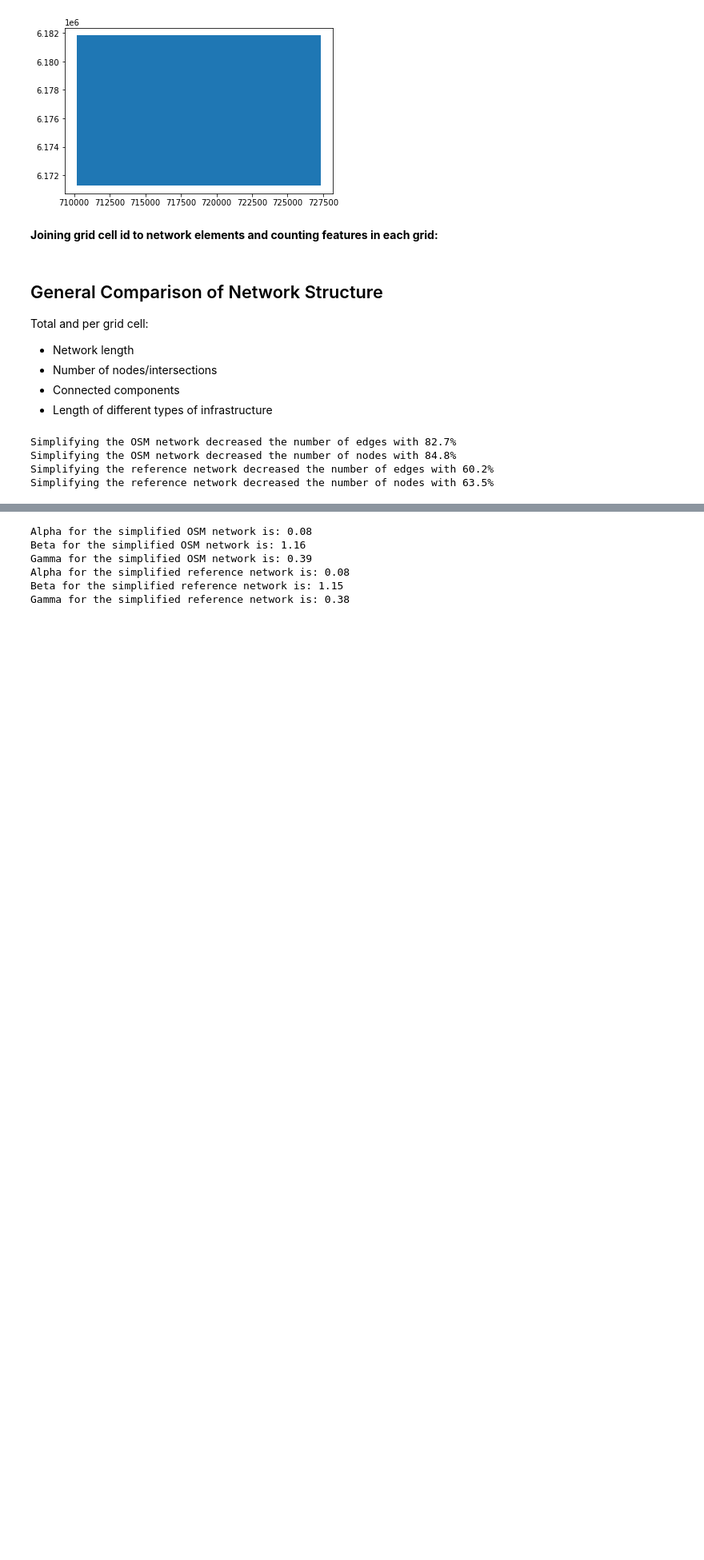
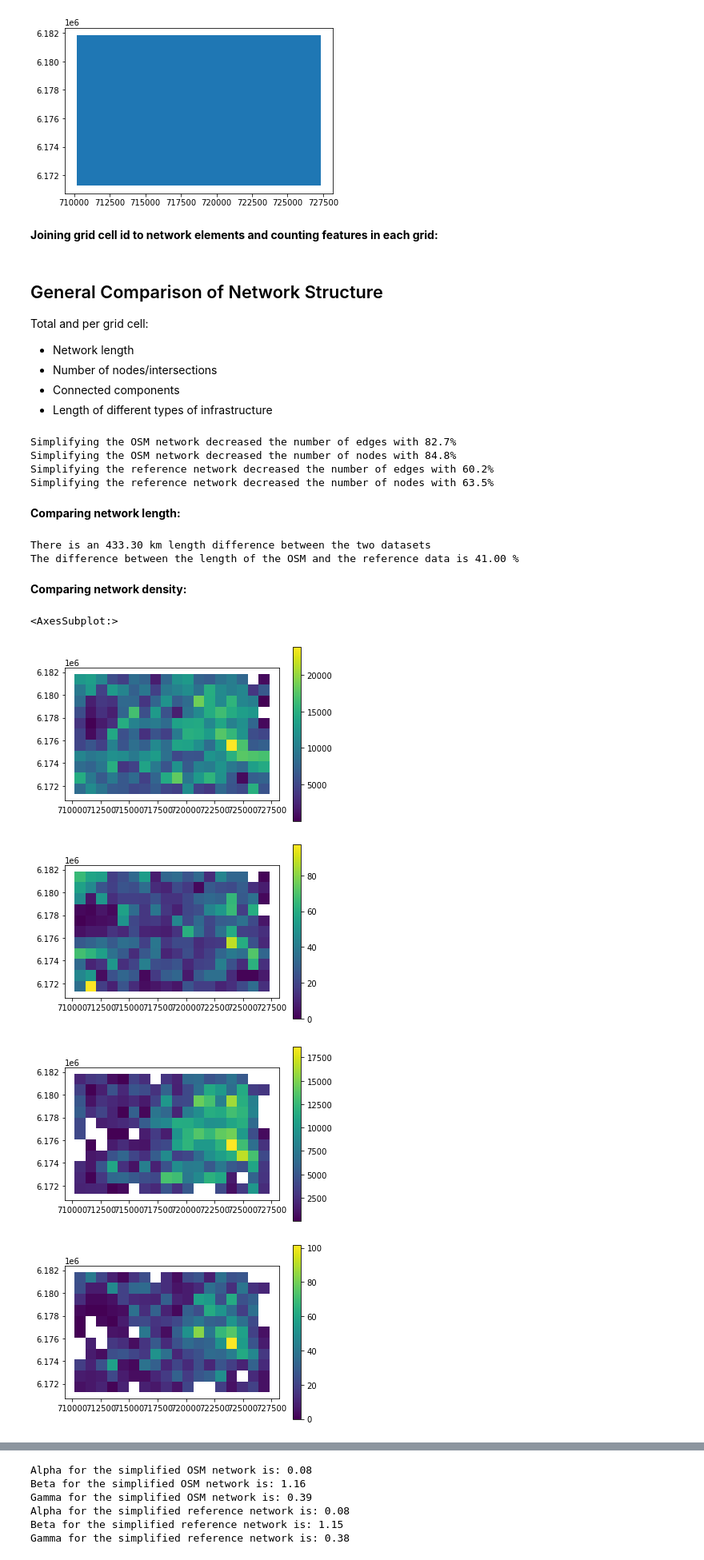
Before and after one commit to anerv/cycling_data_quality, a Jupyter notebook: scripts/extrinsinc_analysis.ipynb, the cells around one changed output, grey strips where cells are left out. Shown at 80% size. Cells and saved outputs as stored; diff of their text form; code cells hidden in the pictures; blank space fills up the shorter version.

```diff
--- a/scripts/extrinsinc_analysis.ipynb
+++ b/scripts/extrinsinc_analysis.ipynb
@@ -210,0 +203,61 @@ Simplifying the reference network decreased the number of nodes with 63.5%
+# %% [markdown]
+**Comparing network length:**
+# %%
+ref_length = ref_simplified_edges.infrastructure_length.sum()
+
+osm_length = osm_simplified_edges.infrastructure_length.sum()
+
+diff = abs(osm_length - ref_length)
+
+percent_diff = (osm_length - ref_length) / osm_length * 100
+
+# TODO: Add plot visualising lenght difference
+
+print(f'There is an {diff/1000:.2f} km length difference between the two datasets')
+
+print(f'The difference between the length of the OSM and the reference data is {percent_diff:.2f} %')
+# %% [output]
+There is an 433.30 km length difference between the two datasets
+The difference between the length of the OSM and the reference data is 41.00 %
+# %% [markdown]
+**Comparing network density:**
+# %%
+# Per grid cell
+
+results_dict = {}
+area = grid.loc[0,'geometry'].area
+data = (osm_edges_s_j, osm_nodes_s_j)
+[ef.run_grid_analysis(grid_id, data, results_dict, ef.compute_network_density, area) for grid_id in grid_ids];
+
+results_df = pd.DataFrame.from_dict(results_dict, orient='index')
+results_df.reset_index(inplace=True)
+results_df.rename(columns={'index':'grid_id', 0:'osm_edge_density',1:'osm_node_density'}, inplace=True)
+
+grid = grid.merge(results_df, on='grid_id', how='left')
+
+# TODO: Format plotting
+grid.plot(column='osm_edge_density', legend=True)
+grid.plot(column='osm_node_density', legend=True)
+
+# Per grid cell
+
+results_dict = {}
+area = grid.loc[0,'geometry'].area
+data = (ref_edges_s_j, ref_nodes_s_j)
+[ef.run_grid_analysis(grid_id, data, results_dict, ef.compute_network_density, area) for grid_id in grid_ids];
+
+results_df = pd.DataFrame.from_dict(results_dict, orient='index')
+results_df.reset_index(inplace=True)
+results_df.rename(columns={'index':'grid_id', 0:'ref_edge_density',1:'ref_node_density'}, inplace=True)
+
+grid = grid.merge(results_df, on='grid_id', how='left')
+
+# TODO: Format plotting
+grid.plot(column='ref_edge_density', legend=True)
+grid.plot(column='ref_node_density', legend=True)
+# %% [output]
+<AxesSubplot:>
+[figure, added]
+[figure, added]
+[figure, added]
+[figure, added]
```
Also changed, not shown: parts of 19 cells of this notebook, 2 other files.
